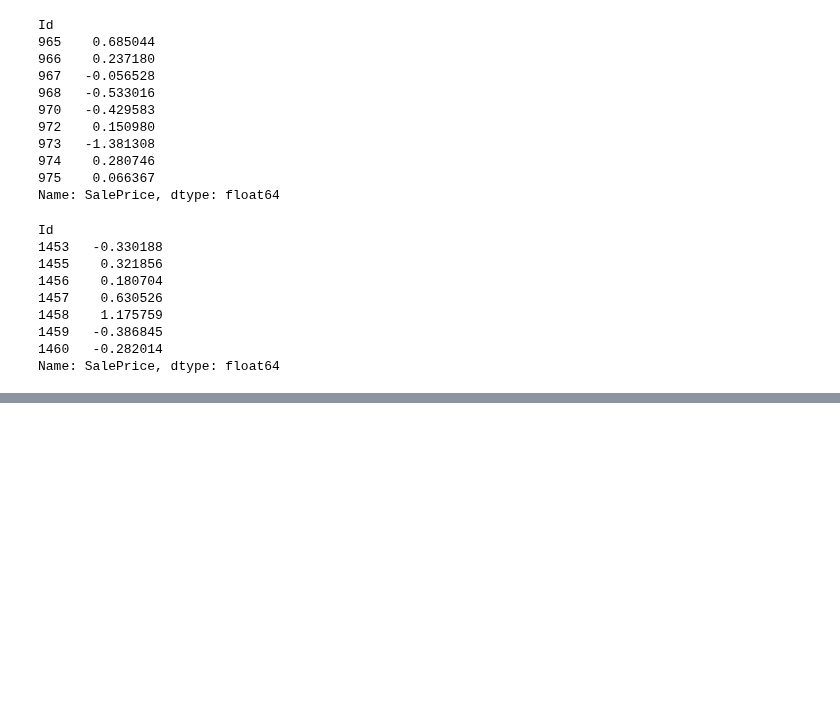
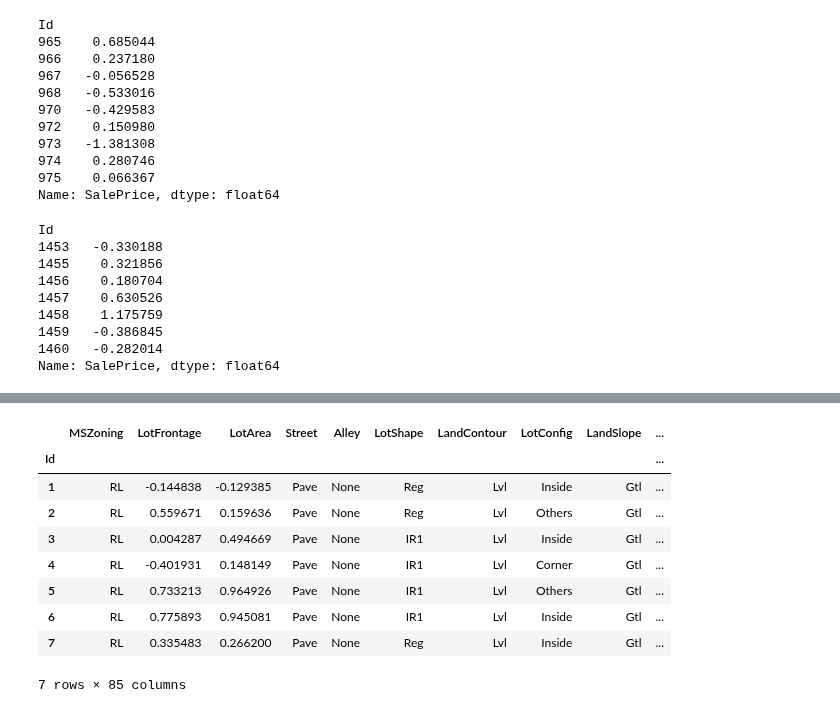
Before and after one commit to antirrabia/Data-Mining, a Jupyter notebook: notebooks/HousePrices.ipynb, the cells around one changed output, grey strips where cells are left out. Drawn from its saved outputs; the diff is of its cells as text; code cells hidden in the pictures; blank space fills up the shorter version.

```diff
--- a/notebooks/HousePrices.ipynb
+++ b/notebooks/HousePrices.ipynb
@@ -1248,0 +1411,13 @@ Name: SalePrice, dtype: float64
+# %%
+all_d.head(7)
+# %% [output]
+|  | MSZoning | LotFrontage | LotArea | Street | Alley | LotShape | LandContour | LotConfig | LandSlope | ... |
+| Id |  |  |  |  |  |  |  |  |  | ... |
+| 1 | RL | -0.144838 | -0.129385 | Pave | None | Reg | Lvl | Inside | Gtl | ... |
+| 2 | RL | 0.559671 | 0.159636 | Pave | None | Reg | Lvl | Others | Gtl | ... |
+| 3 | RL | 0.004287 | 0.494669 | Pave | None | IR1 | Lvl | Inside | Gtl | ... |
+| 4 | RL | -0.401931 | 0.148149 | Pave | None | IR1 | Lvl | Corner | Gtl | ... |
+| 5 | RL | 0.733213 | 0.964926 | Pave | None | IR1 | Lvl | Others | Gtl | ... |
+| 6 | RL | 0.775893 | 0.945081 | Pave | None | IR1 | Lvl | Inside | Gtl | ... |
+| 7 | RL | 0.335483 | 0.266200 | Pave | None | Reg | Lvl | Inside | Gtl | ... |
+7 rows × 85 columns
```
Also changed, not shown: parts of 41 cells of this notebook.
